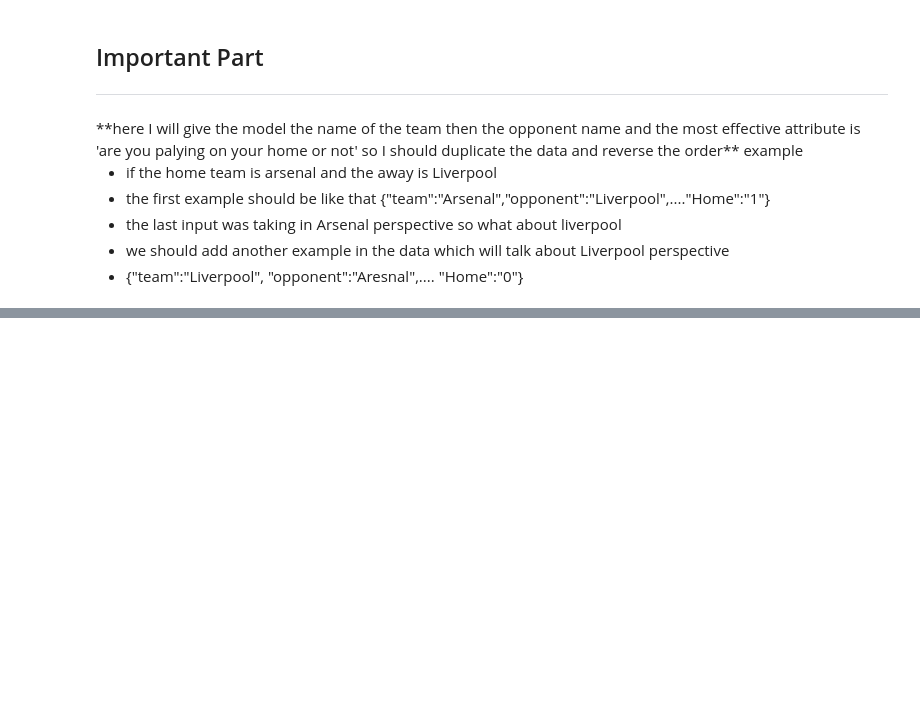
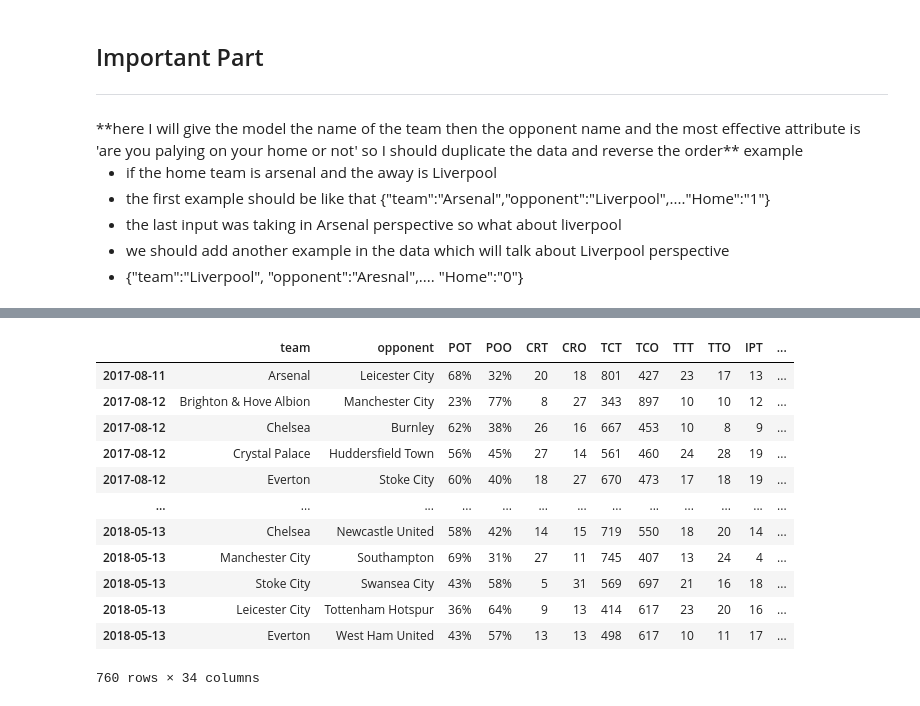
Before and after one commit to Thebrownboy/DataKick, a Jupyter notebook: data_cleaning.ipynb, the cells around one changed output, grey strips where cells are left out. Cells and saved outputs as stored; diff of their text form; code cells hidden in the pictures; blank space fills up the shorter version.

Commit message:
preparing the data for the model to train over it

```diff
--- a/data_cleaning.ipynb
+++ b/data_cleaning.ipynb
@@ -196,3 +197,15 @@ total_data[["team","opponent","FTR","Home"]]
 | 2018-05-13 | Tottenham Hotspur | Leicester City | 2 | 1 |
 | 2018-05-13 | West Ham United | Everton | 2 | 1 |
 380 rows × 4 columns
+# %%
+filt_win= (temp["FTR"]=='H')
+filt_draw=(temp["FTR"]=='D')
+filt_loss=(temp["FTR"]=='A')
+
+temp.loc[filt_win,"FTR"]=0
+temp.loc[filt_loss,"FTR"]=2
+temp.loc[filt_draw,"FTR"]=1
+temp["Home"]=0
+temp[["team","opponent","FTR","Home"]]
+
+# the second team prespective is the converse of the first one
@@ -198,0 +226,18 @@ total_data[["team","opponent","FTR","Home"]]
+# %%
+season_data_complete=pd.concat([total_data,temp],axis=0) # concat the data
+# %%
+season_data_complete
+# %% [output]
+|  | team | opponent | POT | POO | CRT | CRO | TCT | TCO | TTT | TTO | IPT | ... |
+| 2017-08-11 | Arsenal | Leicester City | 68% | 32% | 20 | 18 | 801 | 427 | 23 | 17 | 13 | ... |
+| 2017-08-12 | Brighton & Hove Albion | Manchester City | 23% | 77% | 8 | 27 | 343 | 897 | 10 | 10 | 12 | ... |
+| 2017-08-12 | Chelsea | Burnley | 62% | 38% | 26 | 16 | 667 | 453 | 10 | 8 | 9 | ... |
+| 2017-08-12 | Crystal Palace | Huddersfield Town | 56% | 45% | 27 | 14 | 561 | 460 | 24 | 28 | 19 | ... |
+| 2017-08-12 | Everton | Stoke City | 60% | 40% | 18 | 27 | 670 | 473 | 17 | 18 | 19 | ... |
+| ... | ... | ... | ... | ... | ... | ... | ... | ... | ... | ... | ... | ... |
+| 2018-05-13 | Chelsea | Newcastle United | 58% | 42% | 14 | 15 | 719 | 550 | 18 | 20 | 14 | ... |
+| 2018-05-13 | Manchester City | Southampton | 69% | 31% | 27 | 11 | 745 | 407 | 13 | 24 | 4 | ... |
+| 2018-05-13 | Stoke City | Swansea City | 43% | 58% | 5 | 31 | 569 | 697 | 21 | 16 | 18 | ... |
+| 2018-05-13 | Leicester City | Tottenham Hotspur | 36% | 64% | 9 | 13 | 414 | 617 | 23 | 20 | 16 | ... |
+| 2018-05-13 | Everton | West Ham United | 43% | 57% | 13 | 13 | 498 | 617 | 10 | 11 | 17 | ... |
+760 rows × 34 columns
```
Also changed, not shown: parts of 8 cells of this notebook.
